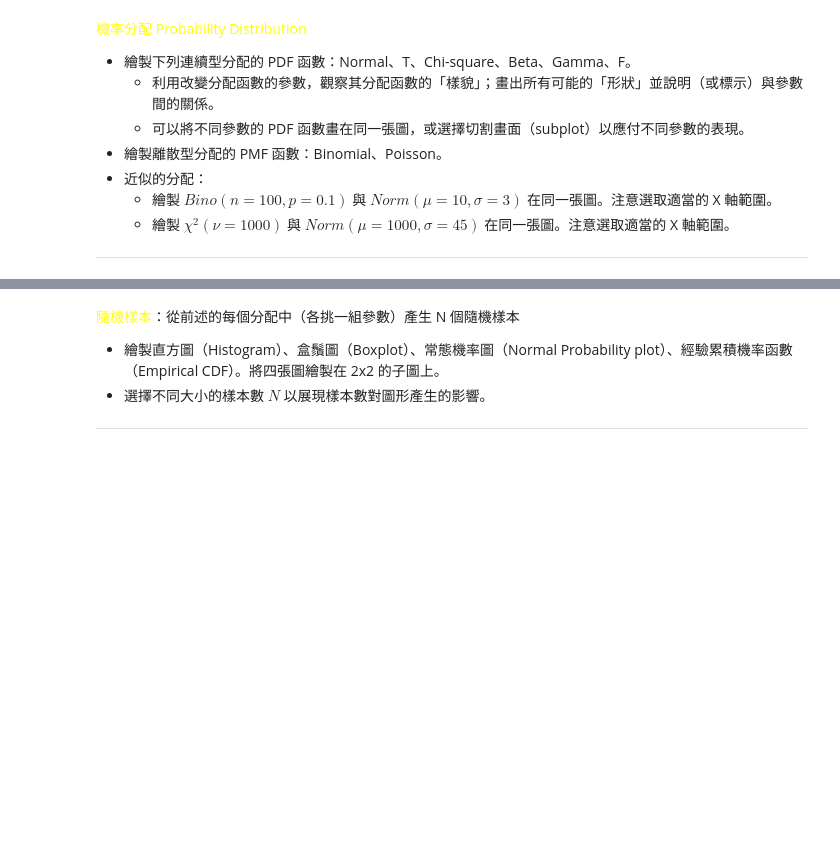
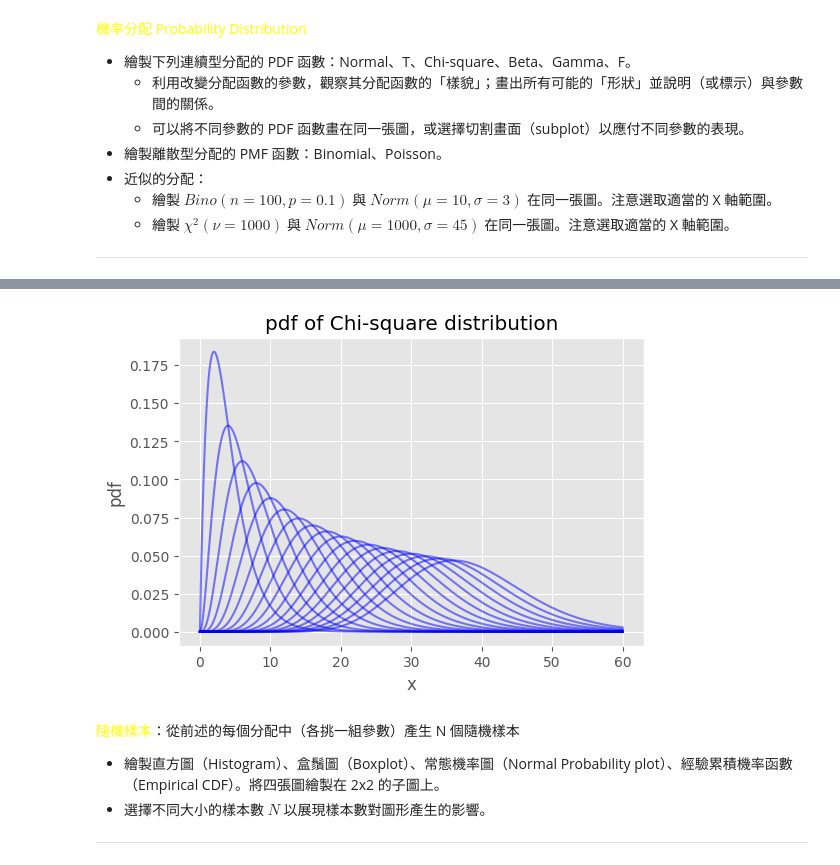
Before and after one commit to ntpuccw/InClassCoding, a Jupyter notebook: gar0923.ipynb, the cells around one changed output, grey strips where cells are left out. Cells and saved outputs as stored; diff of their text form; code cells hidden in the pictures; blank space fills up the shorter version.

```diff
--- a/gar0923.ipynb
+++ b/gar0923.ipynb
@@ -20,3 +120,24 @@
+# %%
+# draw the pdf of chi-square distribution with df=1,2,3,4,5
+import numpy as np
+import matplotlib.pyplot as plt
+from scipy.stats import chi2
+
+df = range(4, 40, 2)
+x = np.linspace(0, 60, 1000)
+Y = chi2.pdf(x[:, np.newaxis], df)
+# use ggplot style
+plt.style.use('ggplot')
+fig, ax = plt.subplots(figsize=(6, 4))
+# ax.set_xlim(0, 30)
+ax.plot(x, Y, color='b', alpha=0.5)
+# ax.legend()
+ax.set_xlabel('x')
+ax.set_ylabel('pdf')
+ax.set_title('pdf of Chi-square distribution')
+plt.show()
+# %% [output]
+[figure, added]
 # %% [markdown]
 <font color="yellow">隨機樣本</font>：從前述的每個分配中（各挑一組參數）產生 N 個隨機樣本
 - 繪製直方圖（Histogram）、盒鬚圖（Boxplot）、常態機率圖（Normal Probability plot）、經驗累積機率函數（Empirical CDF）。將四張圖繪製在 2x2 的子圖上。
```
Also changed, not shown: parts of 3 cells of this notebook, 1 other file.
